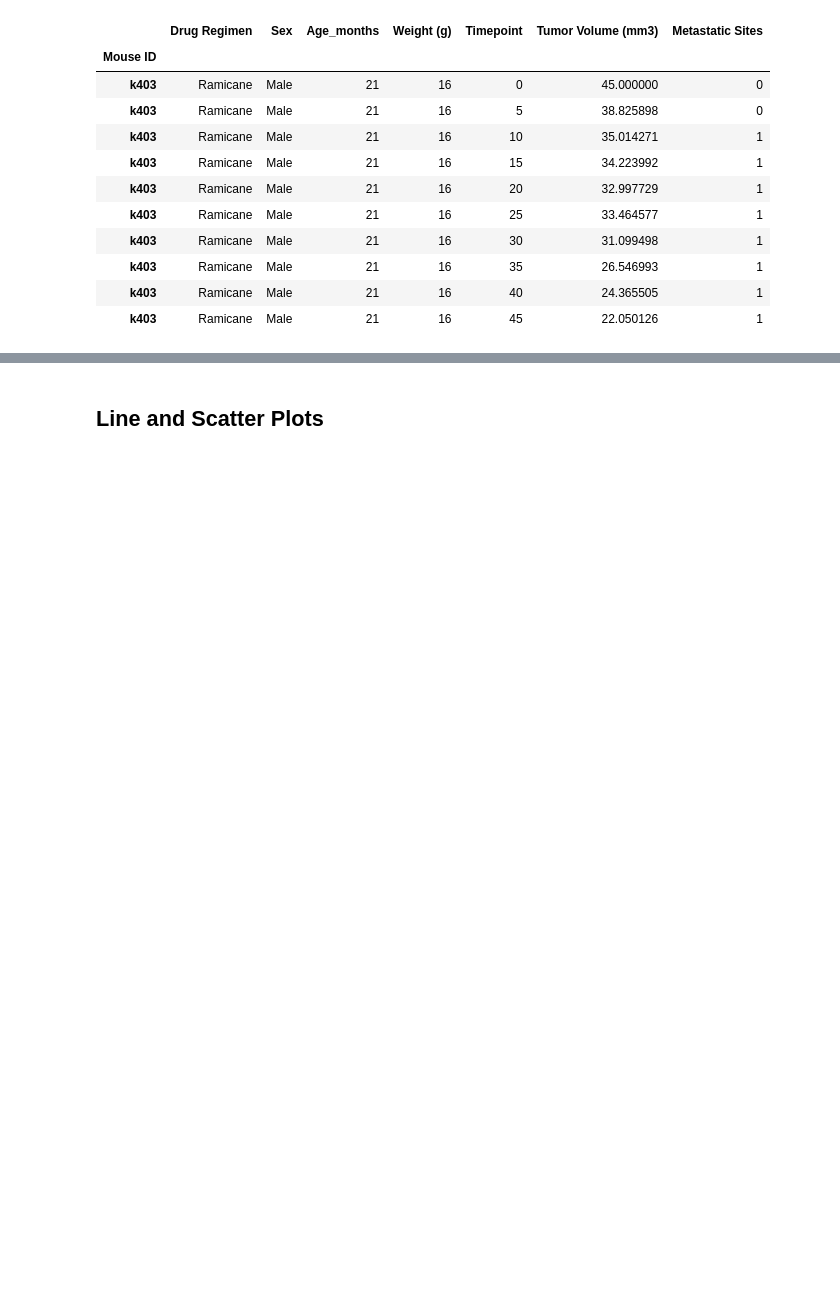
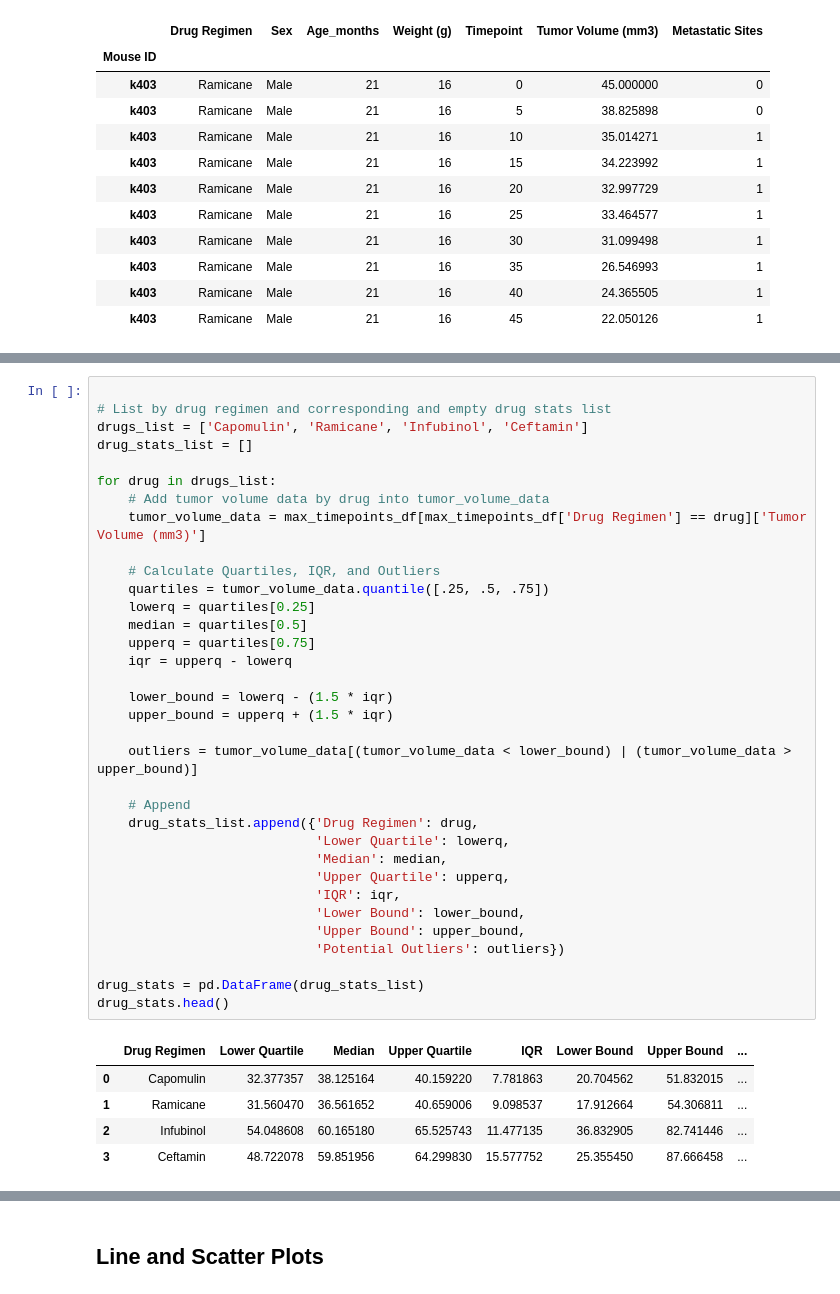
Before and after one commit to sloucel/Data_Visualization_Challenge, a Jupyter notebook: Pymaceuticals/pymaceuticals_starter.ipynb, the cells around one changed output, grey strips where cells are left out. Cells and saved outputs as stored; diff of their text form; blank space fills up the shorter version.

```diff
--- a/Pymaceuticals/pymaceuticals_starter.ipynb
+++ b/Pymaceuticals/pymaceuticals_starter.ipynb
@@ -413,0 +396,40 @@ Ceftamin's potential outliers: Series([], Name: Tumor Volume (mm3), dtype: float
+# %%
+
+# List by drug regimen and corresponding and empty drug stats list
+drugs_list = ['Capomulin', 'Ramicane', 'Infubinol', 'Ceftamin']
+drug_stats_list = []
+
+for drug in drugs_list:
+    # Add tumor volume data by drug into tumor_volume_data
+    tumor_volume_data = max_timepoints_df[max_timepoints_df['Drug Regimen'] == drug]['Tumor Volume (mm3)']
+
+    # Calculate Quartiles, IQR, and Outliers
+    quartiles = tumor_volume_data.quantile([.25, .5, .75])
+    lowerq = quartiles[0.25]
+    median = quartiles[0.5]
+    upperq = quartiles[0.75]
+    iqr = upperq - lowerq
+
+    lower_bound = lowerq - (1.5 * iqr)
+    upper_bound = upperq + (1.5 * iqr)
+
+    outliers = tumor_volume_data[(tumor_volume_data < lower_bound) | (tumor_volume_data > upper_bound)]
+
+    # Append
+    drug_stats_list.append({'Drug Regimen': drug,
+                            'Lower Quartile': lowerq,
+                            'Median': median,
+                            'Upper Quartile': upperq,
+                            'IQR': iqr,
+                            'Lower Bound': lower_bound,
+                            'Upper Bound': upper_bound,
+                            'Potential Outliers': outliers})
+
+drug_stats = pd.DataFrame(drug_stats_list)
+drug_stats.head()
+# %% [output]
+|  | Drug Regimen | Lower Quartile | Median | Upper Quartile | IQR | Lower Bound | Upper Bound | ... |
+| 0 | Capomulin | 32.377357 | 38.125164 | 40.159220 | 7.781863 | 20.704562 | 51.832015 | ... |
+| 1 | Ramicane | 31.560470 | 36.561652 | 40.659006 | 9.098537 | 17.912664 | 54.306811 | ... |
+| 2 | Infubinol | 54.048608 | 60.165180 | 65.525743 | 11.477135 | 36.832905 | 82.741446 | ... |
+| 3 | Ceftamin | 48.722078 | 59.851956 | 64.299830 | 15.577752 | 25.355450 | 87.666458 | ... |
```
Also changed, not shown: parts of 6 cells of this notebook, 1 other file.
